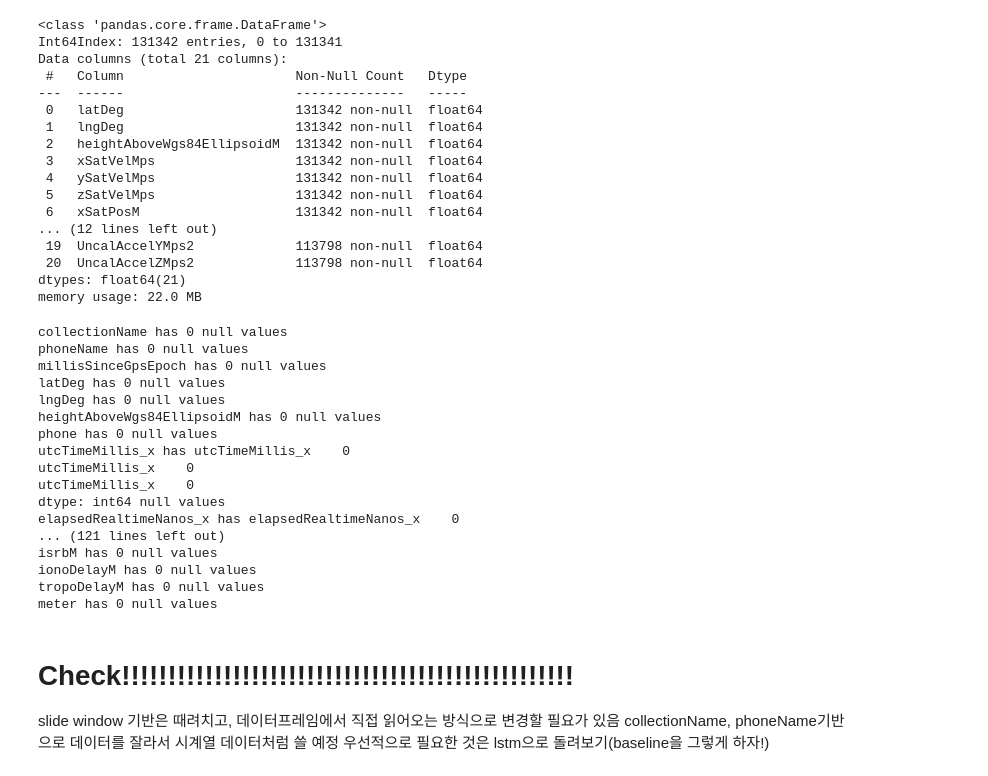
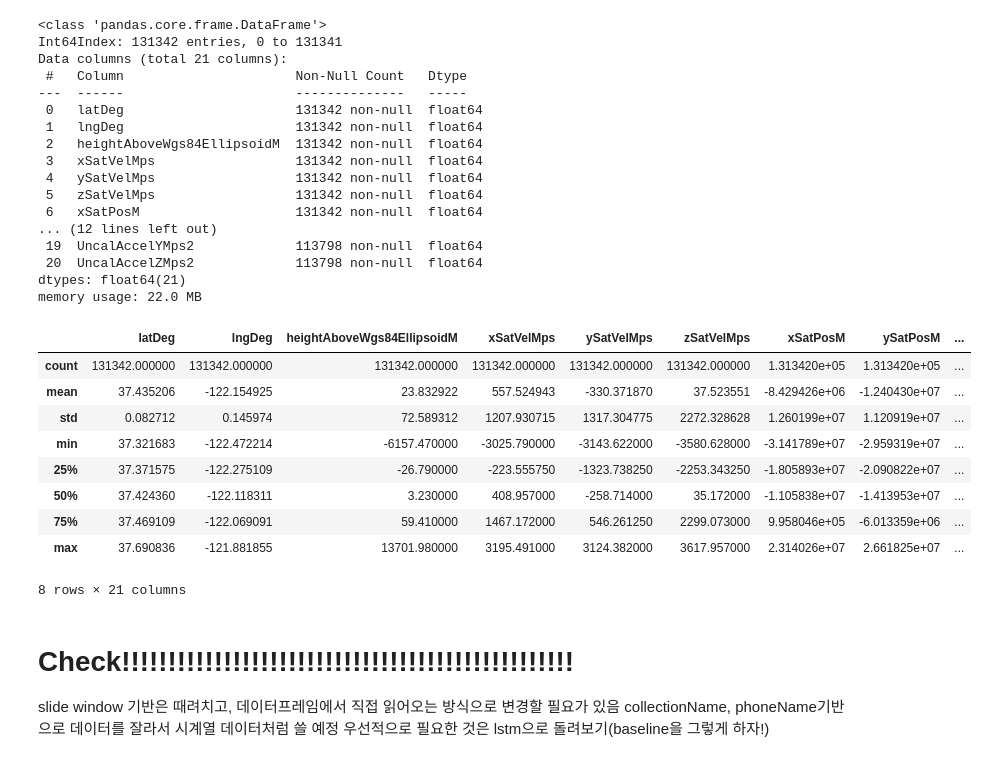
Before and after one commit to leeh8911/BeSuperRepo, a Jupyter notebook: GoogleSmartPhone/code/Baseline.ipynb, the cells around one changed output. Saved outputs shown, nothing was run; the diff lists cells and outputs as text; code cells hidden in the pictures.

```diff
--- a/GoogleSmartPhone/code/Baseline.ipynb
+++ b/GoogleSmartPhone/code/Baseline.ipynb
@@ -77,12 +78,14 @@ model_path, param_path, result_path
 # Useful Functions
 # %%
 def calc_haversine(lat1, lon1, lat2, lon2):
-    lat1, lon1, lat2, lon2 = map(np.radians, [lat1, lon1, lat2, lon2])
-    dlat = lat2 - lat1
-    dlon = lon2 - lon1
+    dlat = (lat2 - lat1) % 360
+    dlon = (lon2 - lon1) % 360
+
+    dlat, dlon = map(np.radians, [dlat, dlon])
     a = np.sin(dlat / 2.0)**2 + np.cos(lat1) * np.cos(lat2) * np.sin(dlon / 2.0)**2
+    c = 2 * np.arcsin(a ** 0.5)
+    c = c + np.isnan(c) * ((a > 1) * np.pi/2 + (a < -1) * (-1 * np.pi / 2))
 
-    c = 2 * np.arcsin(a ** 0.5)
     dist = 6_367_000 * c
     return dist
 # %%
@@ -223,27 +226,25 @@ memory usage: 22.0 MB
 # %%
 df_train = df_train.fillna(method = 'pad')
 df_train = df_train.fillna(0)
-# %%
-for col in df_train.columns:
-    print(f"{col} has {df_train[col].isna().sum()} null values")
-# %% [output]
-collectionName has 0 null values
-phoneName has 0 null values
-millisSinceGpsEpoch has 0 null values
-latDeg has 0 null values
-lngDeg has 0 null values
-heightAboveWgs84EllipsoidM has 0 null values
-phone has 0 null values
-utcTimeMillis_x has utcTimeMillis_x    0
-utcTimeMillis_x    0
-utcTimeMillis_x    0
-dtype: int64 null values
-elapsedRealtimeNanos_x has elapsedRealtimeNanos_x    0
-... (121 lines left out)
-isrbM has 0 null values
-ionoDelayM has 0 null values
-tropoDelayM has 0 null values
-meter has 0 null values
+# %%
+df_train[['latDeg', 'lngDeg', 'heightAboveWgs84EllipsoidM',
+             'xSatVelMps', 'ySatVelMps', 'zSatVelMps',
+             'xSatPosM', 'ySatPosM', 'zSatPosM',
+            'UncalGyroXRadPerSec', 'UncalGyroYRadPerSec', 'UncalGyroZRadPerSec',
+         'DriftXRadPerSec' , 'DriftYRadPerSec', 'DriftZRadPerSec',
+         'UncalMagXMicroT', 'UncalMagYMicroT', 'UncalMagZMicroT',
+         'UncalAccelXMps2', 'UncalAccelYMps2', 'UncalAccelZMps2']].describe()
+# %% [output]
+|  | latDeg | lngDeg | heightAboveWgs84EllipsoidM | xSatVelMps | ySatVelMps | zSatVelMps | xSatPosM | ySatPosM | ... |
+| count | 131342.000000 | 131342.000000 | 131342.000000 | 131342.000000 | 131342.000000 | 131342.000000 | 1.313420e+05 | 1.313420e+05 | ... |
+| mean | 37.435206 | -122.154925 | 23.832922 | 557.524943 | -330.371870 | 37.523551 | -8.429426e+06 | -1.240430e+07 | ... |
+| std | 0.082712 | 0.145974 | 72.589312 | 1207.930715 | 1317.304775 | 2272.328628 | 1.260199e+07 | 1.120919e+07 | ... |
+| min | 37.321683 | -122.472214 | -6157.470000 | -3025.790000 | -3143.622000 | -3580.628000 | -3.141789e+07 | -2.959319e+07 | ... |
+| 25% | 37.371575 | -122.275109 | -26.790000 | -223.555750 | -1323.738250 | -2253.343250 | -1.805893e+07 | -2.090822e+07 | ... |
+| 50% | 37.424360 | -122.118311 | 3.230000 | 408.957000 | -258.714000 | 35.172000 | -1.105838e+07 | -1.413953e+07 | ... |
+| 75% | 37.469109 | -122.069091 | 59.410000 | 1467.172000 | 546.261250 | 2299.073000 | 9.958046e+05 | -6.013359e+06 | ... |
+| max | 37.690836 | -121.881855 | 13701.980000 | 3195.491000 | 3124.382000 | 3617.957000 | 2.314026e+07 | 2.661825e+07 | ... |
+8 rows × 21 columns
 # %%
 def data_slice_by_phone(df:pd.DataFrame,
                         xCols = ['latDeg', 'lngDeg', 'heightAboveWgs84EllipsoidM'],
```
Also changed, not shown: parts of 13 cells of this notebook, 2 other files.
